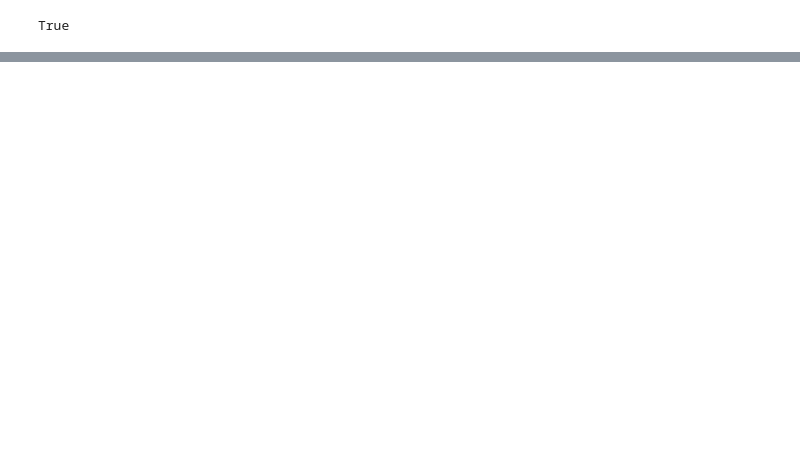
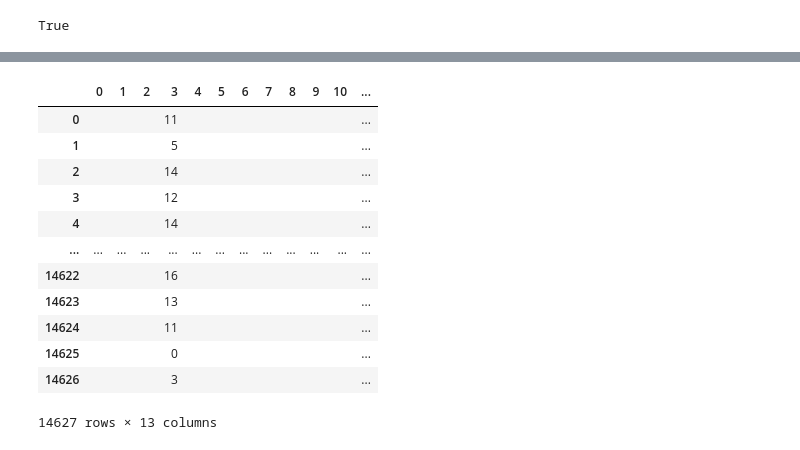
Before and after one commit to VinceDiR/celestial_body_size_predictor, a Jupyter notebook: mvp_script.ipynb, the cells around one changed output, grey strips where cells are left out. Saved outputs shown, nothing was run; the diff lists cells and outputs as text; code cells hidden in the pictures; blank space fills up the shorter version.

```diff
--- a/mvp_script.ipynb
+++ b/mvp_script.ipynb
@@ -5,12 +5,13 @@ import pandas as pd
 import numpy as np
 import time, os
 from bs4 import BeautifulSoup
+import datetime
 from selenium import webdriver
 from selenium.webdriver.common.action_chains import ActionChains
 from pymongo import MongoClient
-import pandas as pd
-import datetime
 from dotenv import load_dotenv
+pd.set_option('display.width', 1000)
+pd.set_option('display.max_columns', None)
 # %%
 load_dotenv()
 # %% [output]
@@ -167,10 +180,12 @@ final_df['Home/Away'] = opp[0]
 # %%
-bet_info = final_df.Line.str.split(" ", expand = True)
 final_df['Line'] = bet_info[7]
 final_df['Projection'] = bet_info[15]
 final_df['Diff'] = bet_info[9]
 final_df['Moneyline'] = bet_info[13]
-final_df['over_under'] = bet_info[16]
+if len(bet_info[bet_info[16] == '']) > 0:
+    final_df['over_under'] = bet_info[19]
+else:
+    final_df['over_under'] = bet_info[16]
 final_df['over_under'] = final_df['over_under'].fillna('o')
 # %%
 final_df = final_df[['Date', 'Name', 'Team', 'Position', 'Opp','Home/Away', 'Line', 'Moneyline', 'Projection', 'Diff', 'Pick', 'Result', 'Accuracy', 'over_under']]
@@ -207,4 +240,18 @@ sorted_df['Moneyline'] = pd.to_numeric(sorted_df.Moneyline)
 # %%
 sorted_df['Result'] = sorted_df.Result.apply(lambda x: str(x))
 # %%
-results = sorted_df.Result.str.split(' ', expand=True);
+results = sorted_df.Result.str.split(" ", expand = True);results
+# %% [output]
+|  | 0 | 1 | 2 | 3 | 4 | 5 | 6 | 7 | 8 | 9 | 10 | ... |
+| 0 |  |  |  | 11 |  |  |  |  |  |  |  | ... |
+| 1 |  |  |  | 5 |  |  |  |  |  |  |  | ... |
+| 2 |  |  |  | 14 |  |  |  |  |  |  |  | ... |
+| 3 |  |  |  | 12 |  |  |  |  |  |  |  | ... |
+| 4 |  |  |  | 14 |  |  |  |  |  |  |  | ... |
+| ... | ... | ... | ... | ... | ... | ... | ... | ... | ... | ... | ... | ... |
+| 14622 |  |  |  | 16 |  |  |  |  |  |  |  | ... |
+| 14623 |  |  |  | 13 |  |  |  |  |  |  |  | ... |
+| 14624 |  |  |  | 11 |  |  |  |  |  |  |  | ... |
+| 14625 |  |  |  | 0 |  |  |  |  |  |  |  | ... |
+| 14626 |  |  |  | 3 |  |  |  |  |  |  |  | ... |
+14627 rows × 13 columns
```
Also changed, not shown: parts of 51 cells of this notebook, 1 other file.
